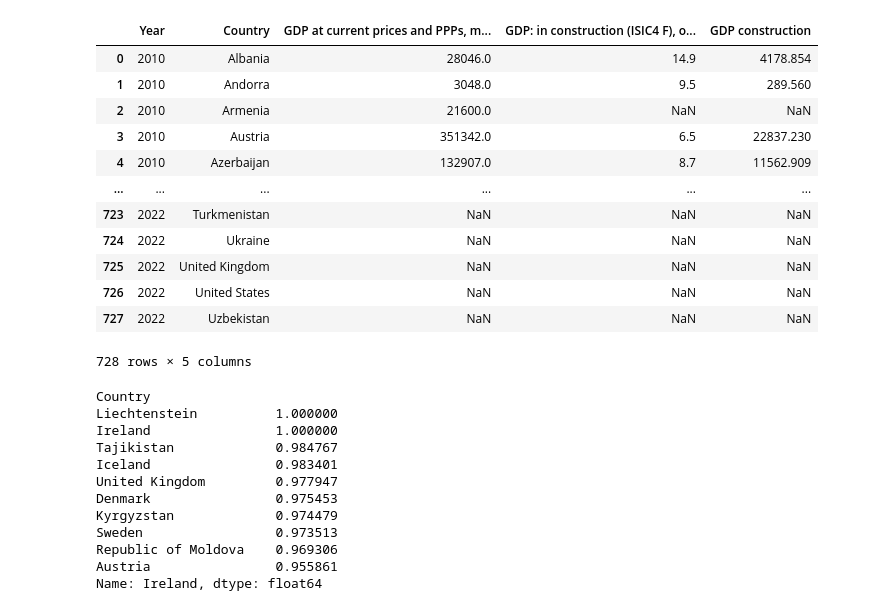
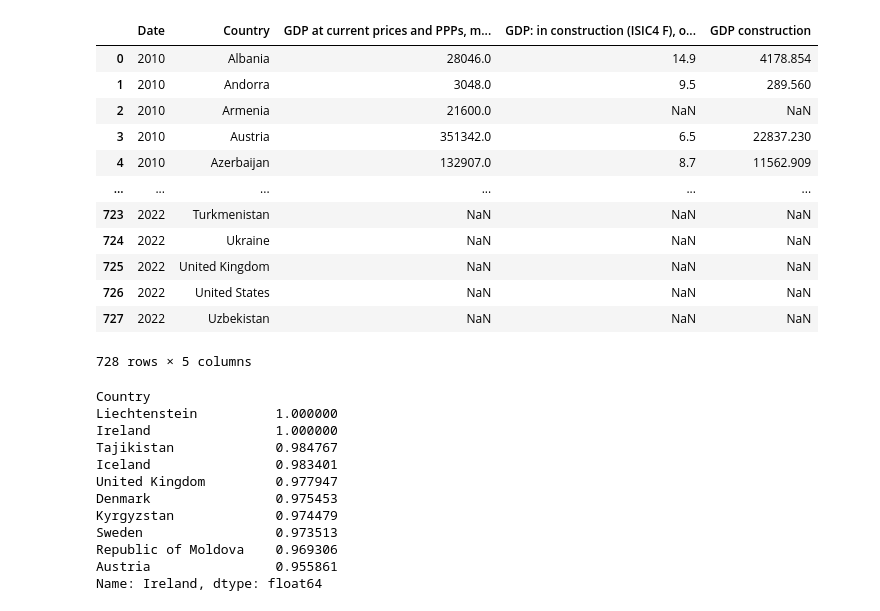
Before and after one commit to sbs23003/CA-Contstruction-Industry, a Jupyter notebook: datasets.ipynb, the cells around one changed output. Cells and saved outputs as stored; diff of their text form; code cells hidden in the pictures.

```diff
--- a/datasets.ipynb
+++ b/datasets.ipynb
@@ -100,20 +122,23 @@ df_final = df_final.drop(columns=['Indicator_x', 'Indicator_y'])
 df_final = df_final[['Year', 'Country', 'GDP at current prices and PPPs, millions of US$', 'GDP: in construction (ISIC4 F), output approach, per cent share of GVA']]
 df_final['GDP construction'] = (df_final['GDP at current prices and PPPs, millions of US$'].astype(float) * df_final['GDP: in construction (ISIC4 F), output approach, per cent share of GVA'].astype(float)) / 100
 df_final
+df_final.rename(columns={'Year': 'Date'}, inplace=True)
-# %% [output]
-|  | Year | Country | GDP at current prices and PPPs, m... | GDP: in construction (ISIC4 F), o... | GDP construction |
-| 0 | 2010 | Albania | 28046.0 | 14.9 | 4178.854 |
-| 1 | 2010 | Andorra | 3048.0 | 9.5 | 289.560 |
-| 2 | 2010 | Armenia | 21600.0 | NaN | NaN |
-| 3 | 2010 | Austria | 351342.0 | 6.5 | 22837.230 |
-| 4 | 2010 | Azerbaijan | 132907.0 | 8.7 | 11562.909 |
-| ... | ... | ... | ... | ... | ... |
-| 723 | 2022 | Turkmenistan | NaN | NaN | NaN |
-| 724 | 2022 | Ukraine | NaN | NaN | NaN |
-| 725 | 2022 | United Kingdom | NaN | NaN | NaN |
-| 726 | 2022 | United States | NaN | NaN | NaN |
-| 727 | 2022 | Uzbekistan | NaN | NaN | NaN |
-728 rows × 5 columns
+# %%
+df_final
+# %% [output]
+|  | Date | Country | GDP at current prices and PPPs, m... | GDP: in construction (ISIC4 F), o... | GDP construction |
+| 0 | 2010 | Albania | 28046.0 | 14.9 | 4178.854 |
+| 1 | 2010 | Andorra | 3048.0 | 9.5 | 289.560 |
+| 2 | 2010 | Armenia | 21600.0 | NaN | NaN |
+| 3 | 2010 | Austria | 351342.0 | 6.5 | 22837.230 |
+| 4 | 2010 | Azerbaijan | 132907.0 | 8.7 | 11562.909 |
+| ... | ... | ... | ... | ... | ... |
+| 723 | 2022 | Turkmenistan | NaN | NaN | NaN |
+| 724 | 2022 | Ukraine | NaN | NaN | NaN |
+| 725 | 2022 | United Kingdom | NaN | NaN | NaN |
+| 726 | 2022 | United States | NaN | NaN | NaN |
+| 727 | 2022 | Uzbekistan | NaN | NaN | NaN |
+728 rows × 5 columns
 # %%
 # Assuming your final DataFrame from previous transformation is df_final
 df_pivot = df_final.pivot(index='Year', columns='Country', values='GDP construction')
```
Also changed, not shown: parts of 3 cells of this notebook.
